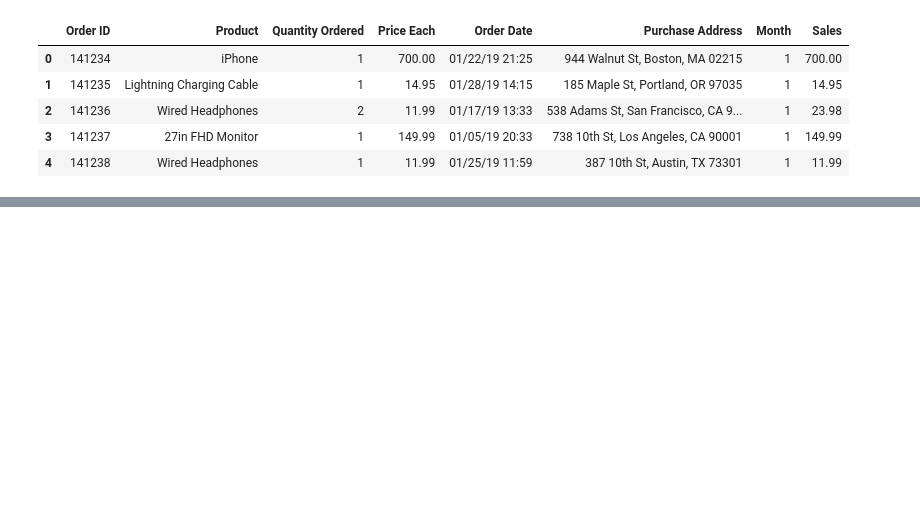
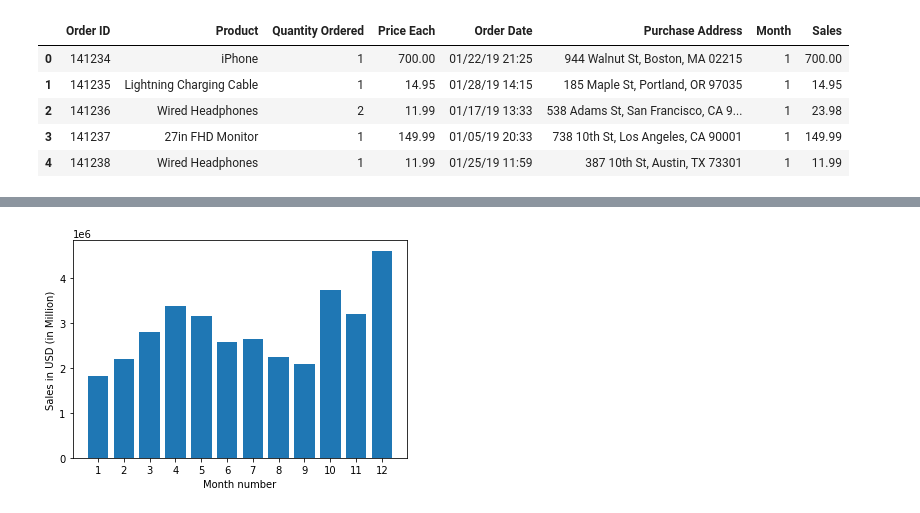
Before and after one commit to fajarslvn/data_analysis, a Jupyter notebook: sales gadget/Sales Analysis.ipynb, the cells around one changed output, grey strips where cells are left out. Drawn from its saved outputs; the diff is of its cells as text; code cells hidden in the pictures; blank space fills up the shorter version.

Commit message:
add graph analysis

```diff
--- a/sales gadget/Sales Analysis.ipynb
+++ b/sales gadget/Sales Analysis.ipynb
@@ -103,5 +96,5 @@ dtype: object
 # %%
 df['Month'] = df['Order Date'].str[0:2]
-df['Month'] = pd.to_numeric(df['Month'])
-df.head()
+to_nums('Month')
+df.dtypes
 # %% [output]
@@ -123,0 +127,9 @@ df.head()
+# %%
+def get_city(address):
+    return address.split(',')[1]
+
+def get_state(address):
+    return address.split(',')[2].split(' ')[1]
+
+df['City'] = df['Purchase Address'].apply(lambda x: f'{get_city(x)} ({get_state(x)})')
+df.head()
@@ -123,0 +145,3 @@ df.head()
+# %%
+result_sales = df.groupby('Month').sum()['Sales']
+result_sales.sort_values(ascending=False)
@@ -123,0 +163,9 @@ df.head()
+# %%
+months = range(1,13)
+plt.bar(months, result_sales)
+plt.xticks(months)
+plt.xlabel('Month number')
+plt.ylabel('Sales in USD (in Million)')
+plt.show()
+# %% [output]
+[figure, added]
```
Also changed, not shown: parts of 32 cells of this notebook.
